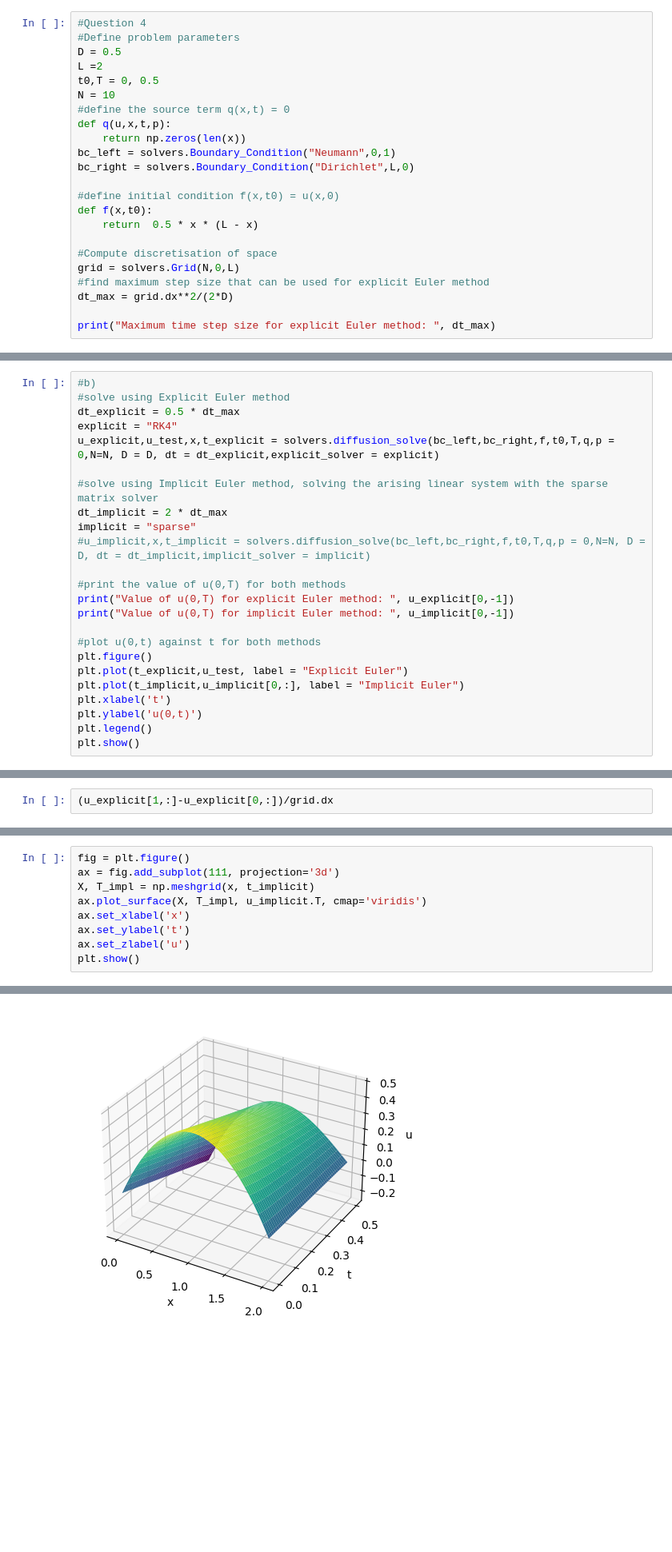
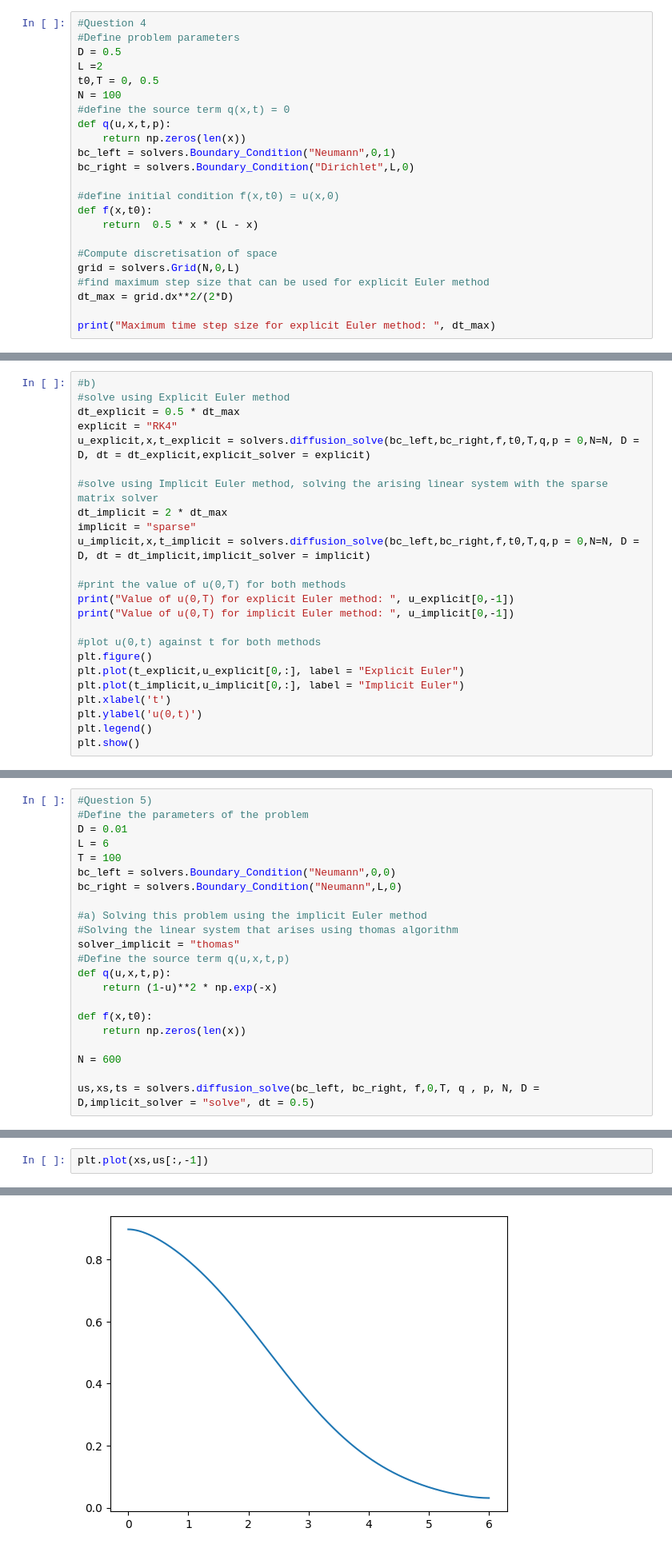
Before and after one commit to barnander/Numerical-Tools-for-Dynamical-Systems, a Jupyter notebook: Coursework.ipynb, the cells around one changed output, grey strips where cells are left out. Shown: that part at 80% size. Saved outputs shown, nothing was run; the diff lists cells and outputs as text; blank space fills up the shorter version.

```diff
--- a/Coursework.ipynb
+++ b/Coursework.ipynb
@@ -244,7 +230,7 @@ Scipy's sparse linear system solver was faster than numpy's dense matrix linear
 D = 0.5
 L =2
 t0,T = 0, 0.5
-N = 10
+N = 100
 #define the source term q(x,t) = 0
 def q(u,x,t,p):
     return np.zeros(len(x))
@@ -268,12 +254,12 @@ Maximum time step size for explicit Euler method:  0.04000000000000001
 #solve using Explicit Euler method
 dt_explicit = 0.5 * dt_max
 explicit = "RK4"
-u_explicit,u_test,x,t_explicit = solvers.diffusion_solve(bc_left,bc_right,f,t0,T,q,p = 0,N=N, D = D, dt = dt_explicit,explicit_solver = explicit)
+u_explicit,x,t_explicit = solvers.diffusion_solve(bc_left,bc_right,f,t0,T,q,p = 0,N=N, D = D, dt = dt_explicit,explicit_solver = explicit)
 
 #solve using Implicit Euler method, solving the arising linear system with the sparse matrix solver
 dt_implicit = 2 * dt_max
 implicit = "sparse"
-#u_implicit,x,t_implicit = solvers.diffusion_solve(bc_left,bc_right,f,t0,T,q,p = 0,N=N, D = D, dt = dt_implicit,implicit_solver = implicit)
+u_implicit,x,t_implicit = solvers.diffusion_solve(bc_left,bc_right,f,t0,T,q,p = 0,N=N, D = D, dt = dt_implicit,implicit_solver = implicit)
 
 #print the value of u(0,T) for both methods
 print("Value of u(0,T) for explicit Euler method: ", u_explicit[0,-1])
@@ -281,7 +267,7 @@ print("Value of u(0,T) for implicit Euler method: ", u_implicit[0,-1])
 
 #plot u(0,t) against t for both methods
 plt.figure()
-plt.plot(t_explicit,u_test, label = "Explicit Euler")
+plt.plot(t_explicit,u_explicit[0,:], label = "Explicit Euler")
 plt.plot(t_implicit,u_implicit[0,:], label = "Implicit Euler")
 plt.xlabel('t')
 plt.ylabel('u(0,t)')
@@ -294,3 +280,23 @@ Value of u(0,T) for implicit Euler method:  -0.2776758168851343
 # %%
-(u_explicit[1,:]-u_explicit[0,:])/grid.dx
+#Question 5)
+#Define the parameters of the problem
+D = 0.01
+L = 6
+T = 100
+bc_left = solvers.Boundary_Condition("Neumann",0,0)
+bc_right = solvers.Boundary_Condition("Neumann",L,0)
+
+#a) Solving this problem using the implicit Euler method
+#Solving the linear system that arises using thomas algorithm
+solver_implicit = "thomas"
+#Define the source term q(u,x,t,p)
+def q(u,x,t,p):
+    return (1-u)**2 * np.exp(-x)
+
+def f(x,t0):
+    return np.zeros(len(x))
+
+N = 600
+
+us,xs,ts = solvers.diffusion_solve(bc_left, bc_right, f,0,T, q , p, N, D = D,implicit_solver = "solve", dt = 0.5)
 # %% [output]
@@ -299,10 +323,3 @@ array([  0.99      ,   1.14082031,   1.18137473, ..., -18.35432303,
 # %%
-fig = plt.figure()
-ax = fig.add_subplot(111, projection='3d')
-X, T_impl = np.meshgrid(x, t_implicit)
-ax.plot_surface(X, T_impl, u_implicit.T, cmap='viridis')
-ax.set_xlabel('x')
-ax.set_ylabel('t')
-ax.set_zlabel('u')
-plt.show()
+plt.plot(xs,us[:,-1])
 # %% [output]
@@ -309,4 +327,4 @@ plt.show()
-[figure, old version]
+[figure, new version]
 # %%
 u_explicit.shape
 # %% [output]
```
Also changed, not shown: parts of 8 cells of this notebook, 1 other file.
